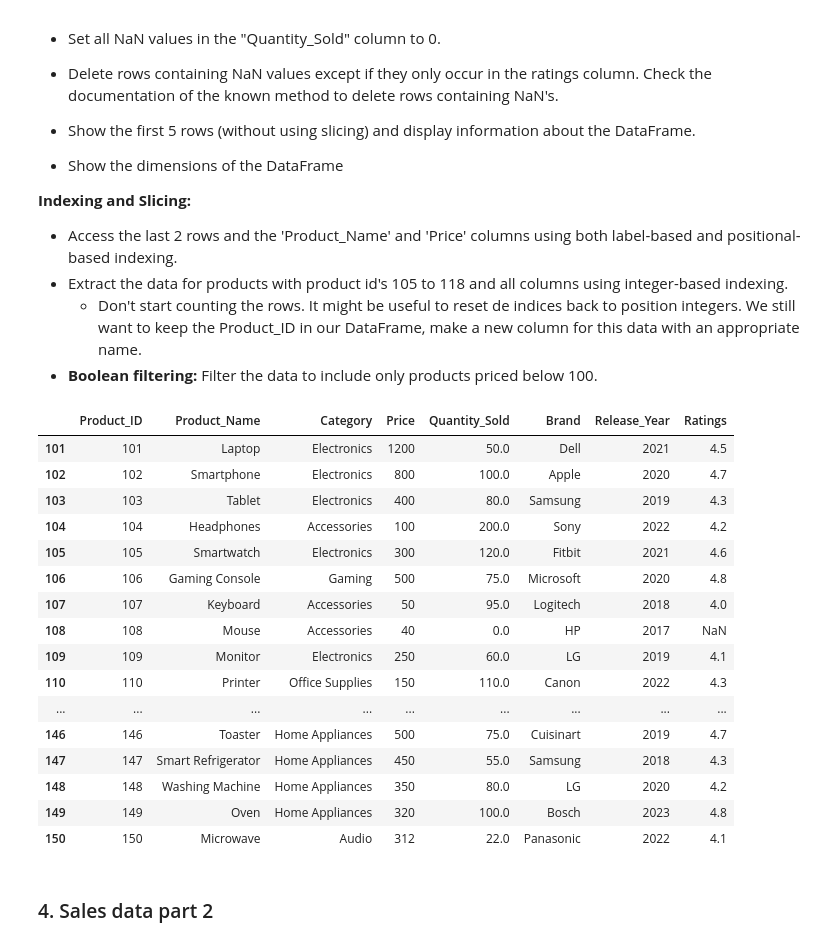
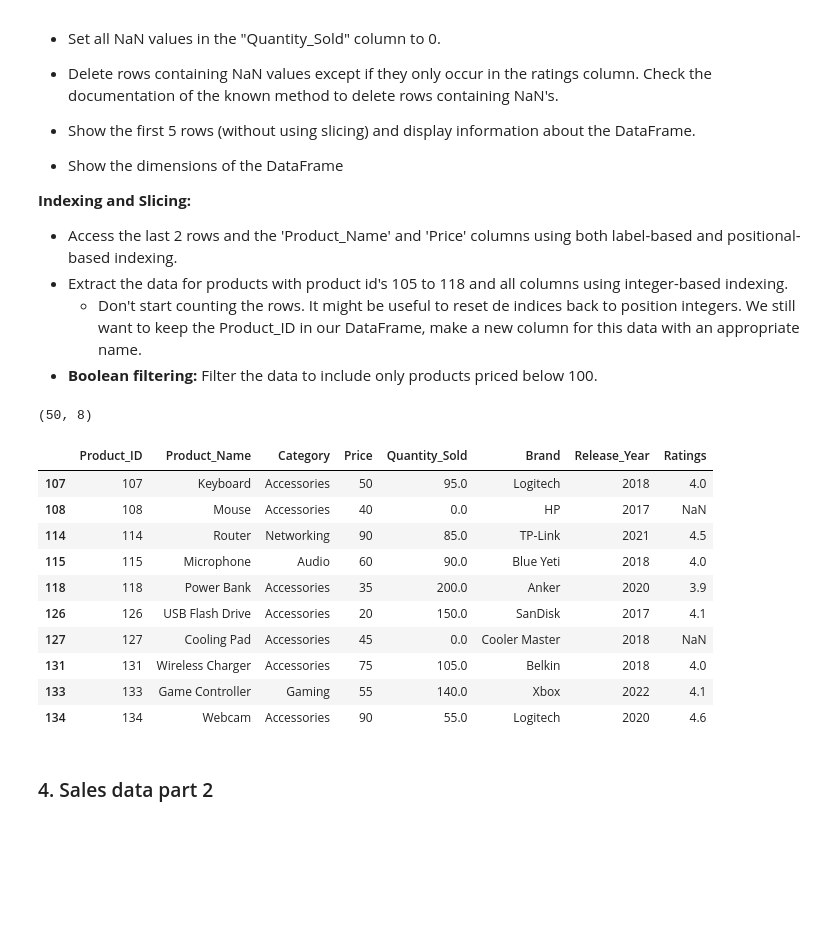
Before and after one commit to Oleksandr-Uvarov/P2-coursematerial-2425, a Jupyter notebook: 05-data-processing/02-pandas/2.3-pandas_dataframes/exercises_dataframes.ipynb, the cells around one changed output. Drawn from its saved outputs; the diff is of its cells as text; code cells hidden in the pictures; blank space fills up the shorter version.

Commit message:
Doing dataframes.

```diff
--- a/05-data-processing/02-pandas/2.3-pandas_dataframes/exercises_dataframes.ipynb
+++ b/05-data-processing/02-pandas/2.3-pandas_dataframes/exercises_dataframes.ipynb
@@ -380,31 +380,53 @@ print(len(sales_data["Ratings"]))
 # Your code
 sales = pd.DataFrame(sales_data)
 # %%
+# DataFrame Creation
 sales.index = sales["Product_ID"]
 sales.index.name = None
 
 new_quantity_sold = sales["Quantity_Sold"].fillna(0)
 sales["Quantity_Sold"] = new_quantity_sold
 
-sales
+sales.dropna(subset=["Product_ID", "Product_Name", "Category", "Price", "Quantity_Sold", "Brand", "Release_Year"], inplace=True)
+# sales.dropna(subset=[col for col in sales.columns if col != "Ratings"], inplace=True)
+
+# sales.head()
+
+# sales.info()
+
+# sales.shape
 # %% [output]
-|  | Product_ID | Product_Name | Category | Price | Quantity_Sold | Brand | Release_Year | Ratings |
-| 101 | 101 | Laptop | Electronics | 1200 | 50.0 | Dell | 2021 | 4.5 |
-| 102 | 102 | Smartphone | Electronics | 800 | 100.0 | Apple | 2020 | 4.7 |
-| 103 | 103 | Tablet | Electronics | 400 | 80.0 | Samsung | 2019 | 4.3 |
-| 104 | 104 | Headphones | Accessories | 100 | 200.0 | Sony | 2022 | 4.2 |
-| 105 | 105 | Smartwatch | Electronics | 300 | 120.0 | Fitbit | 2021 | 4.6 |
-| 106 | 106 | Gaming Console | Gaming | 500 | 75.0 | Microsoft | 2020 | 4.8 |
-| 107 | 107 | Keyboard | Accessories | 50 | 95.0 | Logitech | 2018 | 4.0 |
-| 108 | 108 | Mouse | Accessories | 40 | 0.0 | HP | 2017 | NaN |
-| 109 | 109 | Monitor | Electronics | 250 | 60.0 | LG | 2019 | 4.1 |
-| 110 | 110 | Printer | Office Supplies | 150 | 110.0 | Canon | 2022 | 4.3 |
-| ... | ... | ... | ... | ... | ... | ... | ... | ... |
-| 146 | 146 | Toaster | Home Appliances | 500 | 75.0 | Cuisinart | 2019 | 4.7 |
-| 147 | 147 | Smart Refrigerator | Home Appliances | 450 | 55.0 | Samsung | 2018 | 4.3 |
-| 148 | 148 | Washing Machine | Home Appliances | 350 | 80.0 | LG | 2020 | 4.2 |
-| 149 | 149 | Oven | Home Appliances | 320 | 100.0 | Bosch | 2023 | 4.8 |
-| 150 | 150 | Microwave | Audio | 312 | 22.0 | Panasonic | 2022 | 4.1 |
+(50, 8)
+# %%
+# Indexing and Slicing
+
+# 1.
+# sales[-10:-5] Just for myself to remember how slicing for negative indices works
+# sales[-2:][[False, True]] - boolean list refers here to the rows, so the row -2 is not going to be shown and row -1 is
+# sales.loc[125:130, "Product_ID":"Category"]
+# sales.loc[149:, ["Product_Name", "Price"]] # - label-based. Although the first argument is a number, it's because indices are integers in this case, but it would've worked for labels as well.
+# sales.iloc[48:, [1, 3]] - postional-based indexing
+
+# 2.
+# sales[105 <= sales["Product_ID"] <= 118] - doesn't work
+# sales[sales["Product_ID"] >= 105][sales["Product_ID"] <= 118]
+# sales.loc[105:118] - remember that this includes the last index as well because it's not indexing by numbers but by labels which happen to be numbers
+# sales.iloc[4:18]
+
+# Boolean Filtering
+sales[sales["Price"] < 100]
+# %% [output]
+|  | Product_ID | Product_Name | Category | Price | Quantity_Sold | Brand | Release_Year | Ratings |
+| 107 | 107 | Keyboard | Accessories | 50 | 95.0 | Logitech | 2018 | 4.0 |
+| 108 | 108 | Mouse | Accessories | 40 | 0.0 | HP | 2017 | NaN |
+| 114 | 114 | Router | Networking | 90 | 85.0 | TP-Link | 2021 | 4.5 |
+| 115 | 115 | Microphone | Audio | 60 | 90.0 | Blue Yeti | 2018 | 4.0 |
+| 118 | 118 | Power Bank | Accessories | 35 | 200.0 | Anker | 2020 | 3.9 |
+| 126 | 126 | USB Flash Drive | Accessories | 20 | 150.0 | SanDisk | 2017 | 4.1 |
+| 127 | 127 | Cooling Pad | Accessories | 45 | 0.0 | Cooler Master | 2018 | NaN |
+| 131 | 131 | Wireless Charger | Accessories | 75 | 105.0 | Belkin | 2018 | 4.0 |
+| 133 | 133 | Game Controller | Gaming | 55 | 140.0 | Xbox | 2022 | 4.1 |
+| 134 | 134 | Webcam | Accessories | 90 | 55.0 | Logitech | 2020 | 4.6 |
 # %% [markdown]
 ### 4. Sales data part 2
 # %% [markdown]
```
Also changed, not shown: parts of 2 cells of this notebook, 1 other file.
